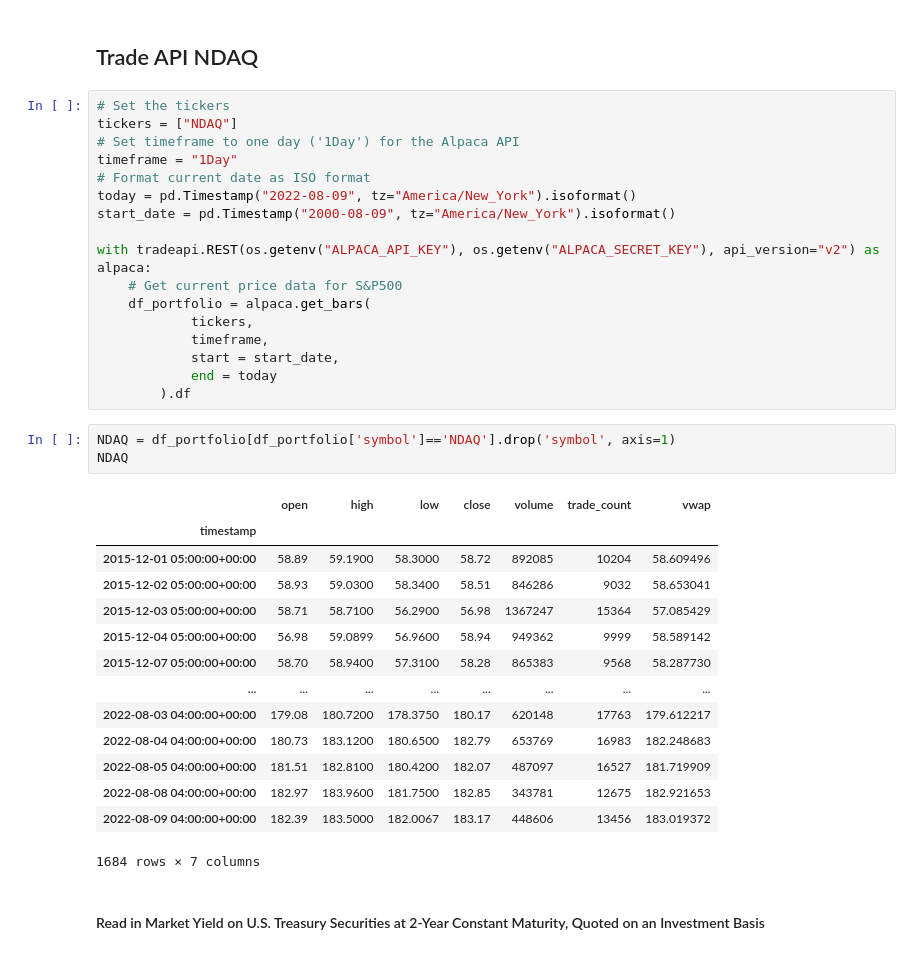
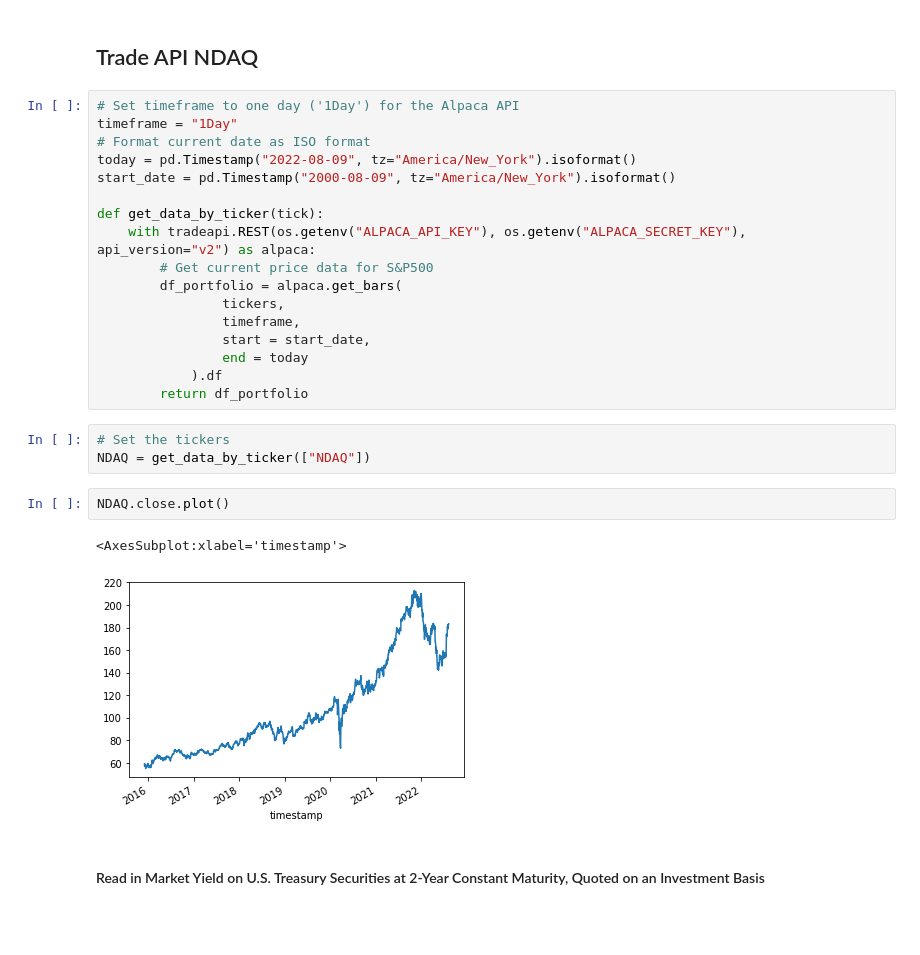
Before and after one commit to RJSMART-11/Group_Project_One, a Jupyter notebook: (summary) Impact of Federal Monetary Policy.ipynb, the cells around one changed output. Drawn from its saved outputs; the diff is of its cells as text; blank space fills up the shorter version.

```diff
--- a/(summary) Impact of Federal Monetary Policy.ipynb
+++ b/(summary) Impact of Federal Monetary Policy.ipynb
@@ -36,40 +36,30 @@ True
 # %% [markdown]
 ## Trade API NDAQ
 # %%
-# Set the tickers
-tickers = ["NDAQ"]
 # Set timeframe to one day ('1Day') for the Alpaca API
 timeframe = "1Day"
 # Format current date as ISO format
 today = pd.Timestamp("2022-08-09", tz="America/New_York").isoformat()
 start_date = pd.Timestamp("2000-08-09", tz="America/New_York").isoformat()
 
-with tradeapi.REST(os.getenv("ALPACA_API_KEY"), os.getenv("ALPACA_SECRET_KEY"), api_version="v2") as alpaca:
-    # Get current price data for S&P500
-    df_portfolio = alpaca.get_bars(
-            tickers,
-            timeframe,
-            start = start_date,
-            end = today
-        ).df
+def get_data_by_ticker(tick):
+    with tradeapi.REST(os.getenv("ALPACA_API_KEY"), os.getenv("ALPACA_SECRET_KEY"), api_version="v2") as alpaca:
+        # Get current price data for S&P500
+        df_portfolio = alpaca.get_bars(
+                tickers,
+                timeframe,
+                start = start_date,
+                end = today
+            ).df
+        return df_portfolio
-# %%
-NDAQ = df_portfolio[df_portfolio['symbol']=='NDAQ'].drop('symbol', axis=1)
-NDAQ
-# %% [output]
-|  | open | high | low | close | volume | trade_count | vwap |
-| timestamp |  |  |  |  |  |  |  |
-| 2015-12-01 05:00:00+00:00 | 58.89 | 59.1900 | 58.3000 | 58.72 | 892085 | 10204 | 58.609496 |
-| 2015-12-02 05:00:00+00:00 | 58.93 | 59.0300 | 58.3400 | 58.51 | 846286 | 9032 | 58.653041 |
-| 2015-12-03 05:00:00+00:00 | 58.71 | 58.7100 | 56.2900 | 56.98 | 1367247 | 15364 | 57.085429 |
-| 2015-12-04 05:00:00+00:00 | 56.98 | 59.0899 | 56.9600 | 58.94 | 949362 | 9999 | 58.589142 |
-| 2015-12-07 05:00:00+00:00 | 58.70 | 58.9400 | 57.3100 | 58.28 | 865383 | 9568 | 58.287730 |
-| ... | ... | ... | ... | ... | ... | ... | ... |
-| 2022-08-03 04:00:00+00:00 | 179.08 | 180.7200 | 178.3750 | 180.17 | 620148 | 17763 | 179.612217 |
-| 2022-08-04 04:00:00+00:00 | 180.73 | 183.1200 | 180.6500 | 182.79 | 653769 | 16983 | 182.248683 |
-| 2022-08-05 04:00:00+00:00 | 181.51 | 182.8100 | 180.4200 | 182.07 | 487097 | 16527 | 181.719909 |
-| 2022-08-08 04:00:00+00:00 | 182.97 | 183.9600 | 181.7500 | 182.85 | 343781 | 12675 | 182.921653 |
-| 2022-08-09 04:00:00+00:00 | 182.39 | 183.5000 | 182.0067 | 183.17 | 448606 | 13456 | 183.019372 |
-1684 rows × 7 columns
+# %%
+# Set the tickers
+NDAQ = get_data_by_ticker(["NDAQ"])
+# %%
+NDAQ.close.plot()
+# %% [output]
+<AxesSubplot:xlabel='timestamp'>
+[figure, added]
 # %% [markdown]
 #### Read in  Market Yield on U.S. Treasury Securities at 2-Year Constant Maturity, Quoted on an Investment Basis
 # %%
```
Also changed, not shown: parts of 10 cells of this notebook.
